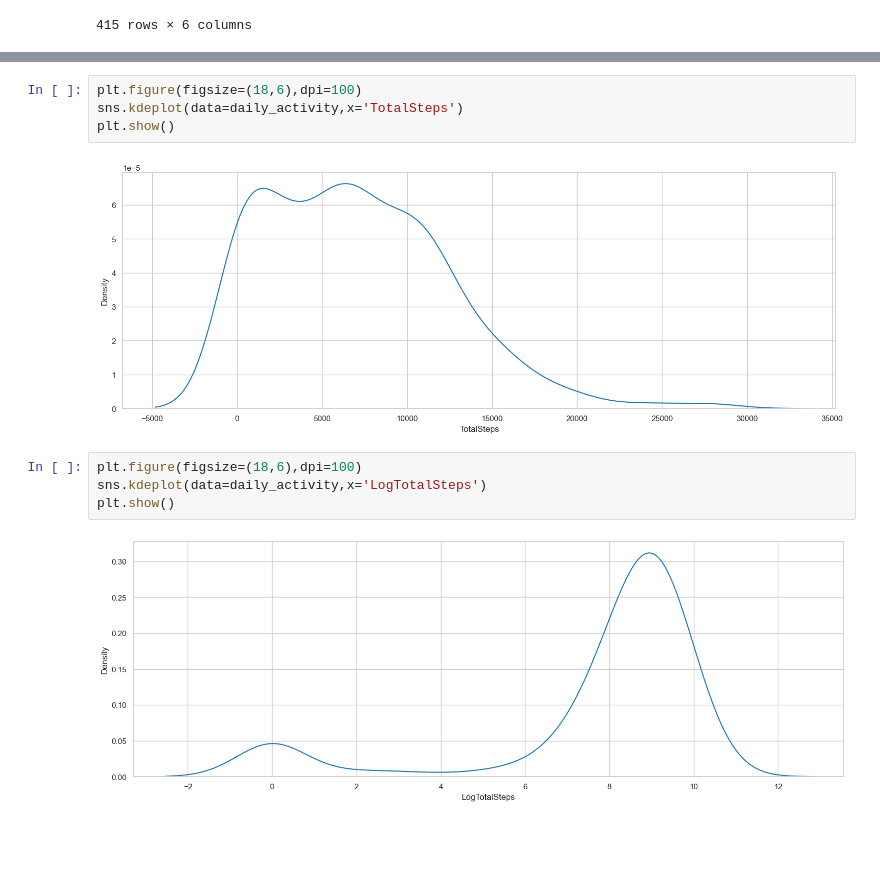
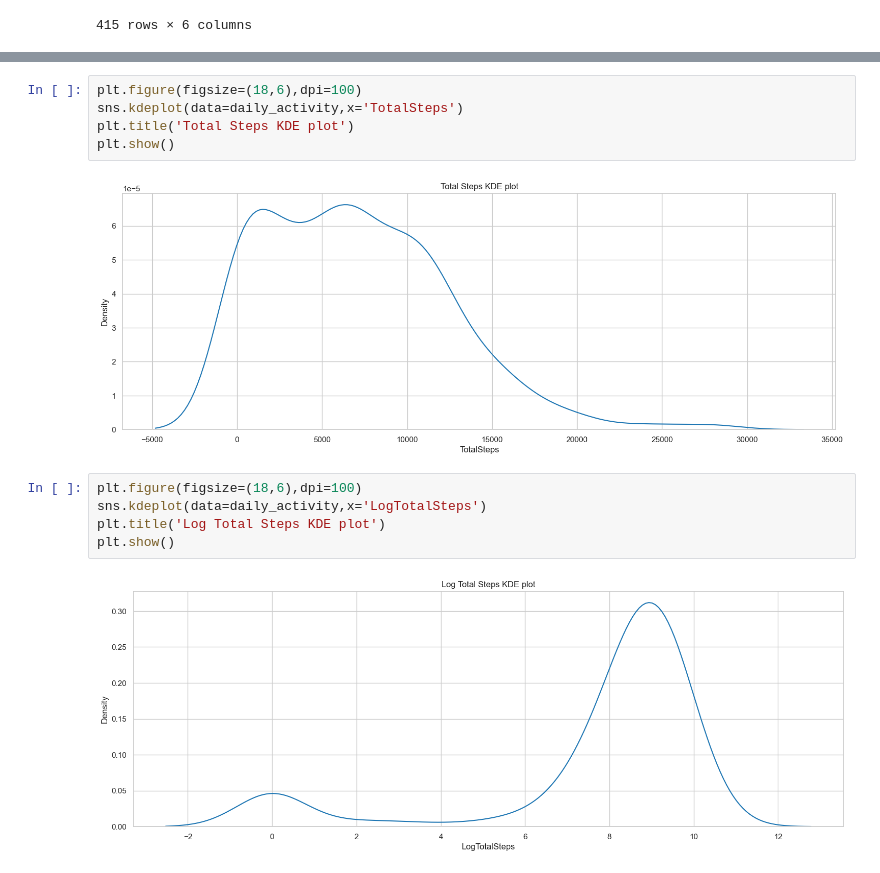
Before and after one commit to richardayikwei/fit_bit_analysis, a Jupyter notebook: scripts/explore.ipynb, the cells around one changed output, grey strips where cells are left out. Cells and saved outputs as stored; diff of their text form; blank space fills up the shorter version.

```diff
--- a/scripts/explore.ipynb
+++ b/scripts/explore.ipynb
@@ -109,12 +159,14 @@ daily_activity[['TotalSteps','LogTotalSteps','NoExercise']].corr()
 # %%
 plt.figure(figsize=(18,6),dpi=100)
 sns.kdeplot(data=daily_activity,x='TotalSteps')
+plt.title('Total Steps KDE plot')
 plt.show()
 # %% [output]
-[figure, old version]
+[figure, new version]
 # %%
 plt.figure(figsize=(18,6),dpi=100)
 sns.kdeplot(data=daily_activity,x='LogTotalSteps')
+plt.title('Log Total Steps KDE plot')
 plt.show()
 # %% [output]
-[figure, old version]
+[figure, new version]
```
Also changed, not shown: parts of 8 cells of this notebook, 13 other files.
